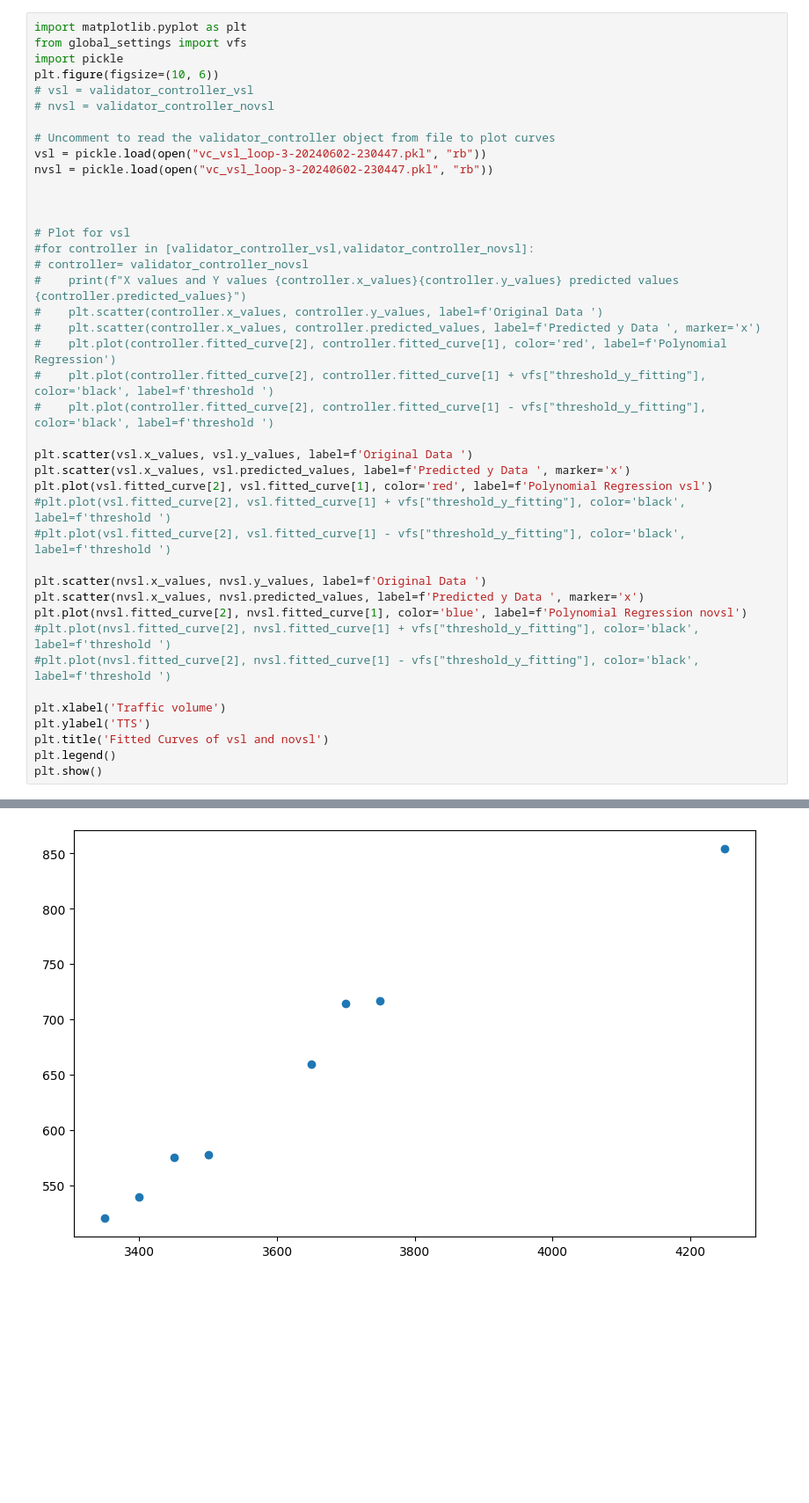
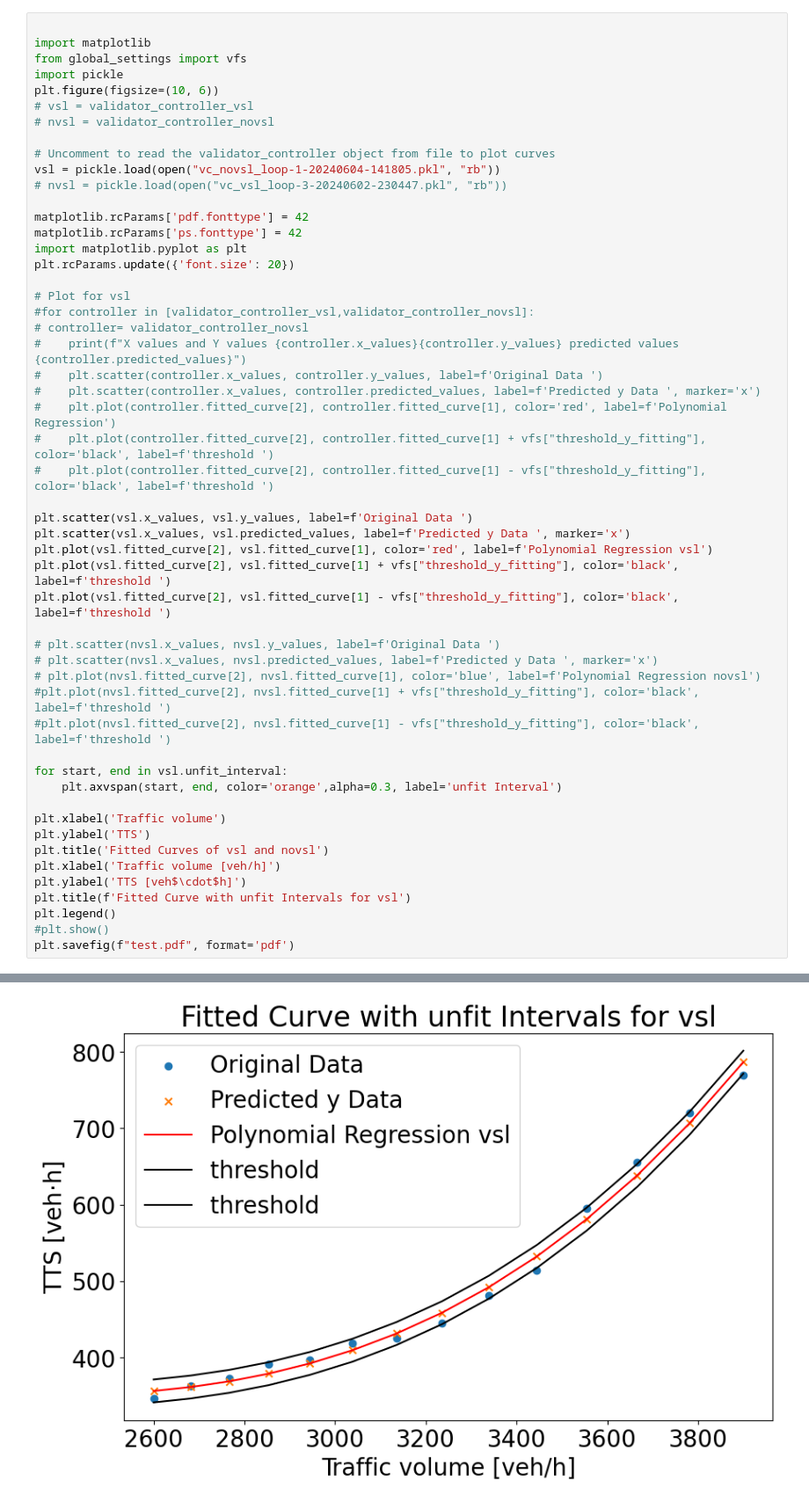
Before and after one commit to SiLab-group/SimEx, a Jupyter notebook: notebooks/SimEx_sumo_plot.ipynb, the cells around one changed output, grey strips where cells are left out. Shown at 88% size. Saved outputs shown, nothing was run; the diff lists cells and outputs as text; blank space fills up the shorter version.

Commit message:
feat: add overall plot and logger data object

```diff
--- a/notebooks/SimEx_sumo_plot.ipynb
+++ b/notebooks/SimEx_sumo_plot.ipynb
@@ -3,5 +4,6 @@
 # %%
-import matplotlib.pyplot as plt
+
+import matplotlib
 from global_settings import vfs
 import pickle
 plt.figure(figsize=(10, 6))
@@ -9,10 +11,13 @@ plt.figure(figsize=(10, 6))
 # nvsl = validator_controller_novsl
 
 # Uncomment to read the validator_controller object from file to plot curves
-vsl = pickle.load(open("vc_vsl_loop-3-20240602-230447.pkl", "rb"))
-nvsl = pickle.load(open("vc_vsl_loop-3-20240602-230447.pkl", "rb"))
+vsl = pickle.load(open("vc_novsl_loop-1-20240604-141805.pkl", "rb"))
+# nvsl = pickle.load(open("vc_vsl_loop-3-20240602-230447.pkl", "rb"))
 
-
+matplotlib.rcParams['pdf.fonttype'] = 42
+matplotlib.rcParams['ps.fonttype'] = 42
+import matplotlib.pyplot as plt
+plt.rcParams.update({'font.size': 20})
 
 # Plot for vsl
 #for controller in [validator_controller_vsl,validator_controller_novsl]:
@@ -27,18 +32,25 @@ nvsl = pickle.load(open("vc_vsl_loop-3-20240602-230447.pkl", "rb"))
 plt.scatter(vsl.x_values, vsl.y_values, label=f'Original Data ')
 plt.scatter(vsl.x_values, vsl.predicted_values, label=f'Predicted y Data ', marker='x')
 plt.plot(vsl.fitted_curve[2], vsl.fitted_curve[1], color='red', label=f'Polynomial Regression vsl')
-#plt.plot(vsl.fitted_curve[2], vsl.fitted_curve[1] + vfs["threshold_y_fitting"], color='black', label=f'threshold ')
-#plt.plot(vsl.fitted_curve[2], vsl.fitted_curve[1] - vfs["threshold_y_fitting"], color='black', label=f'threshold ')
+plt.plot(vsl.fitted_curve[2], vsl.fitted_curve[1] + vfs["threshold_y_fitting"], color='black', label=f'threshold ')
+plt.plot(vsl.fitted_curve[2], vsl.fitted_curve[1] - vfs["threshold_y_fitting"], color='black', label=f'threshold ')
 
-plt.scatter(nvsl.x_values, nvsl.y_values, label=f'Original Data ')
-plt.scatter(nvsl.x_values, nvsl.predicted_values, label=f'Predicted y Data ', marker='x')
-plt.plot(nvsl.fitted_curve[2], nvsl.fitted_curve[1], color='blue', label=f'Polynomial Regression novsl')
+# plt.scatter(nvsl.x_values, nvsl.y_values, label=f'Original Data ')
+# plt.scatter(nvsl.x_values, nvsl.predicted_values, label=f'Predicted y Data ', marker='x')
+# plt.plot(nvsl.fitted_curve[2], nvsl.fitted_curve[1], color='blue', label=f'Polynomial Regression novsl')
 #plt.plot(nvsl.fitted_curve[2], nvsl.fitted_curve[1] + vfs["threshold_y_fitting"], color='black', label=f'threshold ')
 #plt.plot(nvsl.fitted_curve[2], nvsl.fitted_curve[1] - vfs["threshold_y_fitting"], color='black', label=f'threshold ')
+
+for start, end in vsl.unfit_interval:
+    plt.axvspan(start, end, color='orange',alpha=0.3, label='unfit Interval')
 
 plt.xlabel('Traffic volume')
 plt.ylabel('TTS')
 plt.title('Fitted Curves of vsl and novsl')
+plt.xlabel('Traffic volume [veh/h]')
+plt.ylabel('TTS [veh$\cdot$h]')
+plt.title(f'Fitted Curve with unfit Intervals for vsl')
 plt.legend()
-plt.show()
+#plt.show()
+plt.savefig(f"test.pdf", format='pdf')
 # %% [output]
@@ -46 +57 @@ ValueError: x and y must be the same size
-[figure, old version]
+[figure, new version]
```
Also changed, not shown: parts of 7 cells of this notebook, 2 other files.
